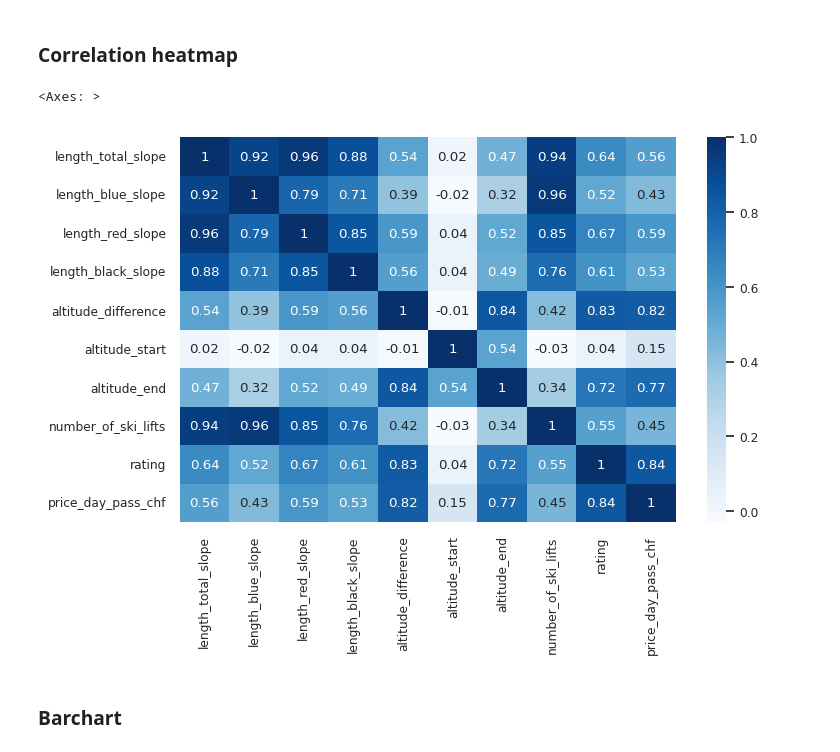
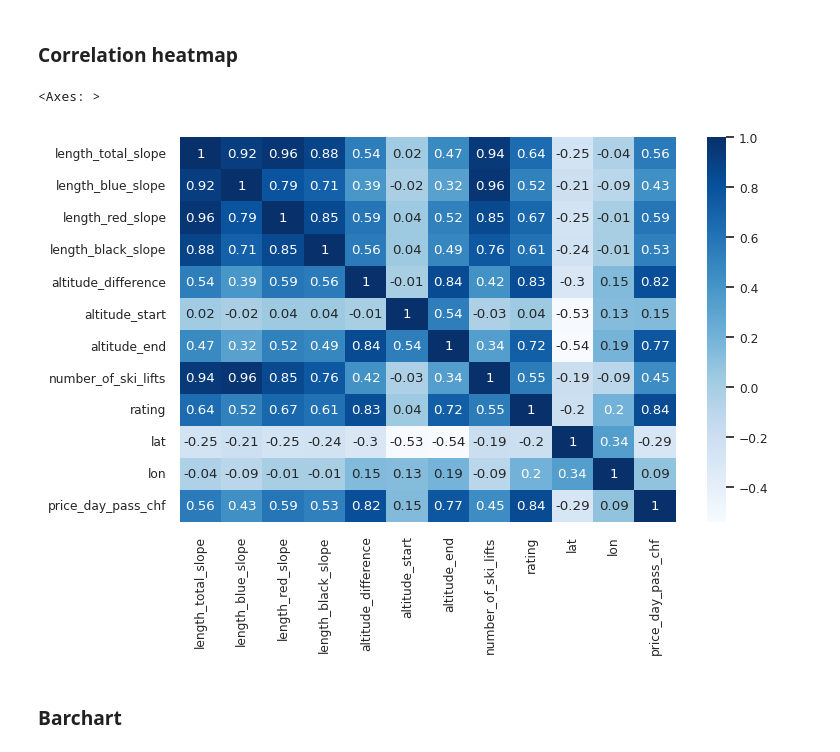
Before and after one commit to forstkev/arm_quant, a Jupyter notebook: projekt_notebook.ipynb, the cells around one changed output. Cells and saved outputs as stored; diff of their text form; code cells hidden in the pictures.

```diff
--- a/projekt_notebook.ipynb
+++ b/projekt_notebook.ipynb
@@ -243,5 +243,9 @@ print(df_skipass.dtypes)"""
 
 # Histogram of number of ski lifts
 plt.figure(figsize=(10, 6))
-sns.histplot(df_skipass['number_of_ski_lifts'], bins=20, kde=True)
+sns.histplot(df_skipass['number_of_ski_lifts'],
+             bins=20,
+             color='skyblue',
+             alpha=0.9)
+sns.set_style("darkgrid")
 # %% [output]
@@ -323,6 +326,9 @@ df = pd.read_sql(query, con=engine).dropna()
 # Close the cursor and connection
 cursor.close()
 conn.close()
+
+# Drop Nan values
+df = df.dropna()
 # %% [output]
 Erfolgreich mit MySQL verbunden!
 # %% [markdown]
@@ -473,26 +494,28 @@ g.map_diag(plt.hist, color='navy')
 # %%
 # Set font size for plot
 sns.set(font_scale=0.8)
 
 # Create correlation matrix as the basis for the heatmap
 plt.figure(figsize=(8,5))
 corr = df[['length_total_slope',
            'length_blue_slope',
            'length_red_slope',
            'length_black_slope',
            'altitude_difference',
            'altitude_start',
            'altitude_end',
            'number_of_ski_lifts',
            'rating',
+           'lat',
+           'lon',
            'price_day_pass_chf']].corr().round(2)
 # Plot heatmap
 sns.heatmap(corr,
             cmap="Blues",
             annot=True)
 # %% [output]
 <Axes: >
-[figure, old version]
+[figure, new version]
 # %% [markdown]
 ### Barchart
 # %%
```
Also changed, not shown: parts of 33 cells of this notebook, 3 other files.
